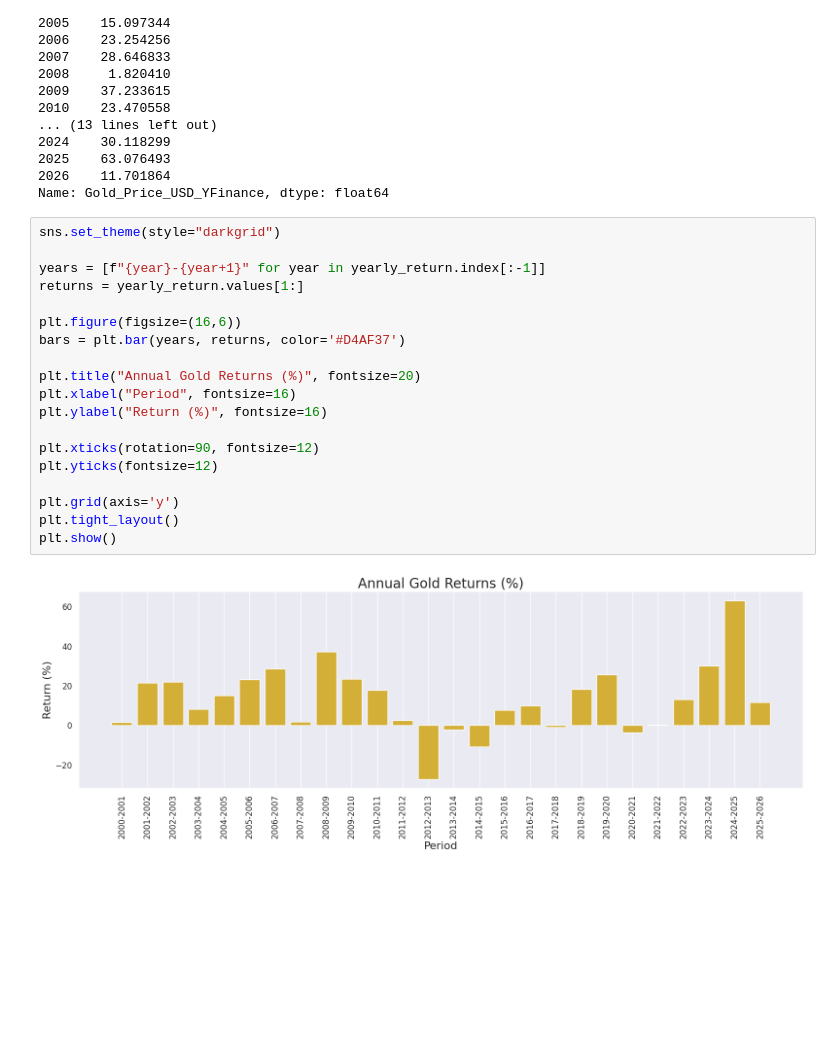
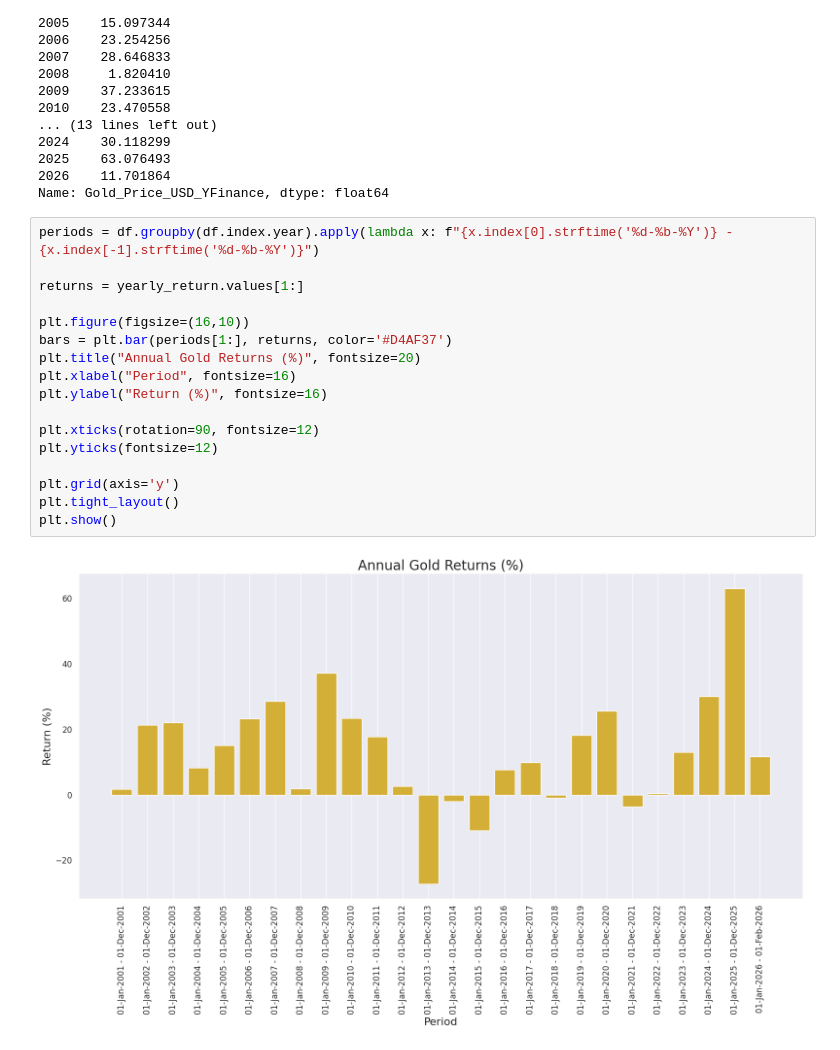
Before and after one commit to younesbensaid/Data-Analytics-projects, a Jupyter notebook: gold-price-analysis Aug 2000 - Fev 2026/XAUUSD_Analysis.ipynb, the cells around one changed output. Saved outputs shown, nothing was run; the diff lists cells and outputs as text; blank space fills up the shorter version.

Commit message:
add the exast date insted of just years in the Annual Gold Returns bar chart for better analyse

```diff
--- a/gold-price-analysis Aug 2000 - Fev 2026/XAUUSD_Analysis.ipynb
+++ b/gold-price-analysis Aug 2000 - Fev 2026/XAUUSD_Analysis.ipynb
@@ -262,23 +262,21 @@ Date
 2026    11.701864
 Name: Gold_Price_USD_YFinance, dtype: float64
 # %%
-sns.set_theme(style="darkgrid")
+periods = df.groupby(df.index.year).apply(lambda x: f"{x.index[0].strftime('%d-%b-%Y')} - {x.index[-1].strftime('%d-%b-%Y')}")
 
-years = [f"{year}-{year+1}" for year in yearly_return.index[:-1]]
 returns = yearly_return.values[1:]
 
-plt.figure(figsize=(16,6))
-bars = plt.bar(years, returns, color='#D4AF37')
-
+plt.figure(figsize=(16,10))
+bars = plt.bar(periods[1:], returns, color='#D4AF37')
 plt.title("Annual Gold Returns (%)", fontsize=20)
 plt.xlabel("Period", fontsize=16)
 plt.ylabel("Return (%)", fontsize=16)
 
 plt.xticks(rotation=90, fontsize=12)
 plt.yticks(fontsize=12)
 
 plt.grid(axis='y')
 plt.tight_layout()
 plt.show()
 # %% [output]
-[figure, old version]
+[figure, new version]
```
Also changed, not shown: 1 other file.
